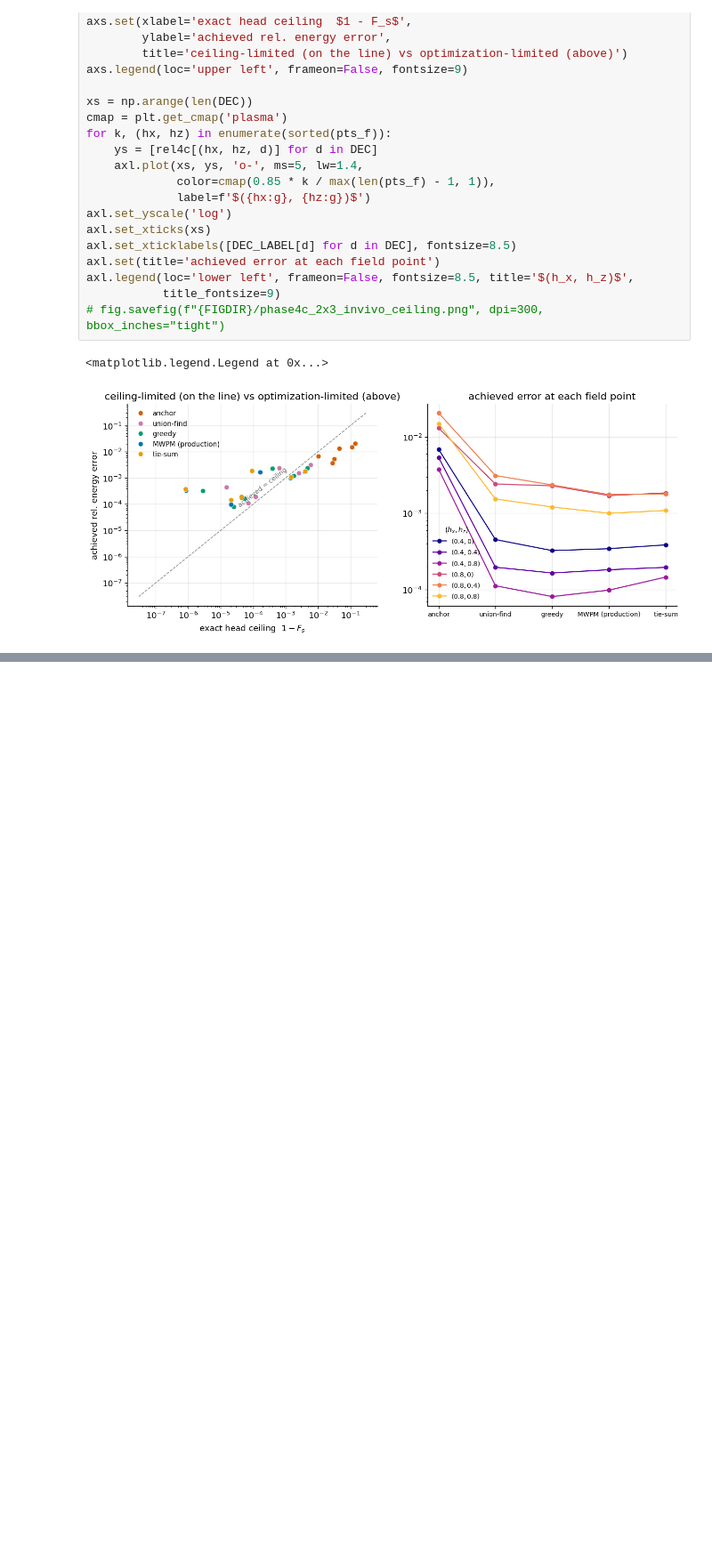
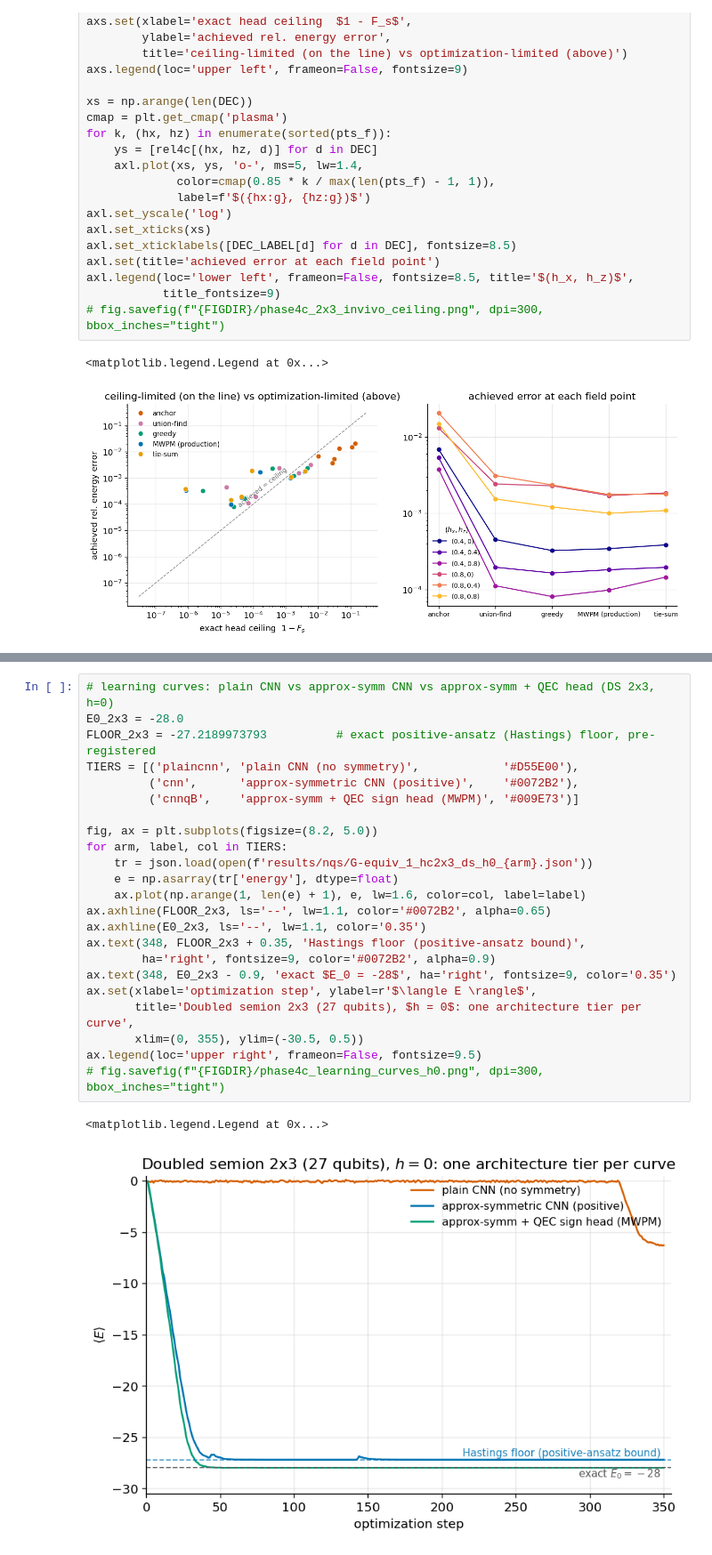
Before and after one commit to SanzharBissenali/2D-TC, a Jupyter notebook: analysis/05_phase4b_plane.ipynb, the cells around one changed output, grey strips where cells are left out. Shown at 89% size. Cells and saved outputs as stored; diff of their text form; blank space fills up the shorter version.

Commit message:
notebook: 3-tier learning curves at DS 2x3 h=0 (plain CNN / approx-symm / +QEC head)
Co-Authored-By: Claude Fable 5 <noreply@anthropic.com>

```diff
--- a/analysis/05_phase4b_plane.ipynb
+++ b/analysis/05_phase4b_plane.ipynb
@@ -370,0 +381,26 @@ axl.legend(loc='lower left', frameon=False, fontsize=8.5, title='$(h_x, h_z)$',
+# %%
+# learning curves: plain CNN vs approx-symm CNN vs approx-symm + QEC head (DS 2x3, h=0)
+E0_2x3 = -28.0
+FLOOR_2x3 = -27.2189973793          # exact positive-ansatz (Hastings) floor, pre-registered
+TIERS = [('plaincnn', 'plain CNN (no symmetry)',            '#D55E00'),
+         ('cnn',      'approx-symmetric CNN (positive)',    '#0072B2'),
+         ('cnnqB',    'approx-symm + QEC sign head (MWPM)', '#009E73')]
+
+fig, ax = plt.subplots(figsize=(8.2, 5.0))
+for arm, label, col in TIERS:
+    tr = json.load(open(f'results/nqs/G-equiv_1_hc2x3_ds_h0_{arm}.json'))
+    e = np.asarray(tr['energy'], dtype=float)
+    ax.plot(np.arange(1, len(e) + 1), e, lw=1.6, color=col, label=label)
+ax.axhline(FLOOR_2x3, ls='--', lw=1.1, color='#0072B2', alpha=0.65)
+ax.axhline(E0_2x3, ls='--', lw=1.1, color='0.35')
+ax.text(348, FLOOR_2x3 + 0.35, 'Hastings floor (positive-ansatz bound)',
+        ha='right', fontsize=9, color='#0072B2', alpha=0.9)
+ax.text(348, E0_2x3 - 0.9, 'exact $E_0 = -28$', ha='right', fontsize=9, color='0.35')
+ax.set(xlabel='optimization step', ylabel=r'$\langle E \rangle$',
+       title='Doubled semion 2x3 (27 qubits), $h = 0$: one architecture tier per curve',
+       xlim=(0, 355), ylim=(-30.5, 0.5))
+ax.legend(loc='upper right', frameon=False, fontsize=9.5)
+# fig.savefig(f"{FIGDIR}/phase4c_learning_curves_h0.png", dpi=300, bbox_inches="tight")
+# %% [output]
+<matplotlib.legend.Legend at 0x...>
+[figure, added]
```
Also changed, not shown: parts of 1 cell of this notebook.
